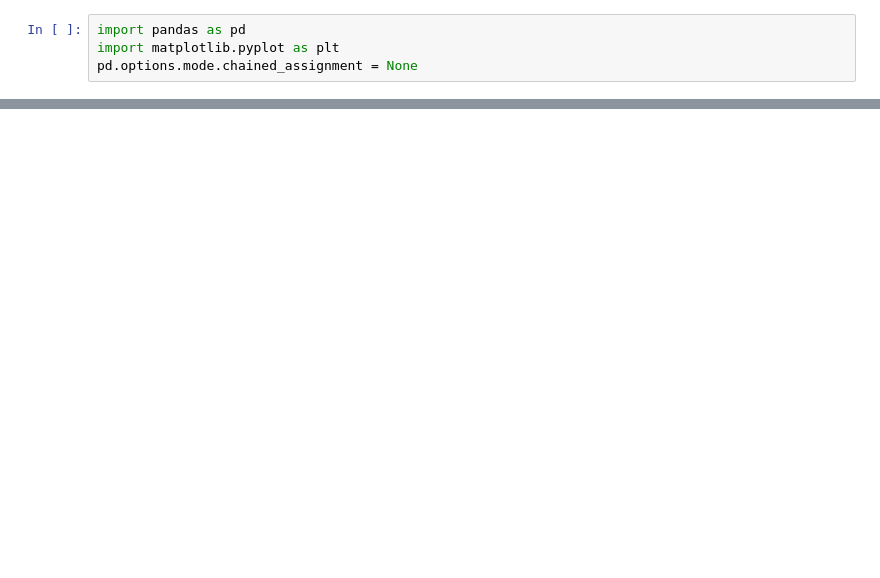
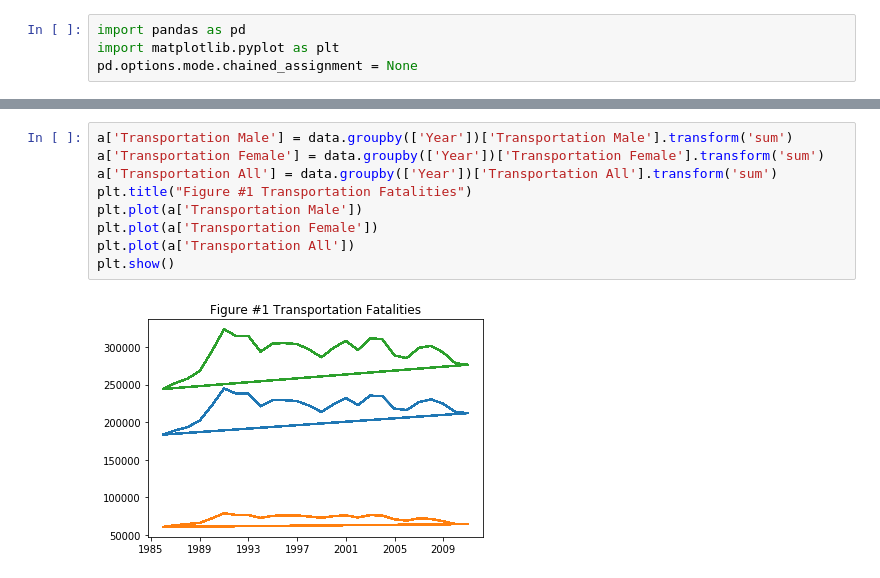
Before and after one commit to rsbtoronto/UofTTeamJTermProject, a Jupyter notebook: Final assignment WV - Sample graphs.ipynb, the cells around one changed output, grey strips where cells are left out. Cells and saved outputs as stored; diff of their text form; blank space fills up the shorter version.

```diff
--- a/Final assignment WV - Sample graphs.ipynb
+++ b/Final assignment WV - Sample graphs.ipynb
@@ -30,0 +33,11 @@ data
+# %%
+a['Transportation Male'] = data.groupby(['Year'])['Transportation Male'].transform('sum')
+a['Transportation Female'] = data.groupby(['Year'])['Transportation Female'].transform('sum')
+a['Transportation All'] = data.groupby(['Year'])['Transportation All'].transform('sum')
+plt.title("Figure #1 Transportation Fatalities")
+plt.plot(a['Transportation Male'])
+plt.plot(a['Transportation Female'])
+plt.plot(a['Transportation All'])
+plt.show()
+# %% [output]
+[figure, added]
```
Also changed, not shown: parts of 10 cells of this notebook.
